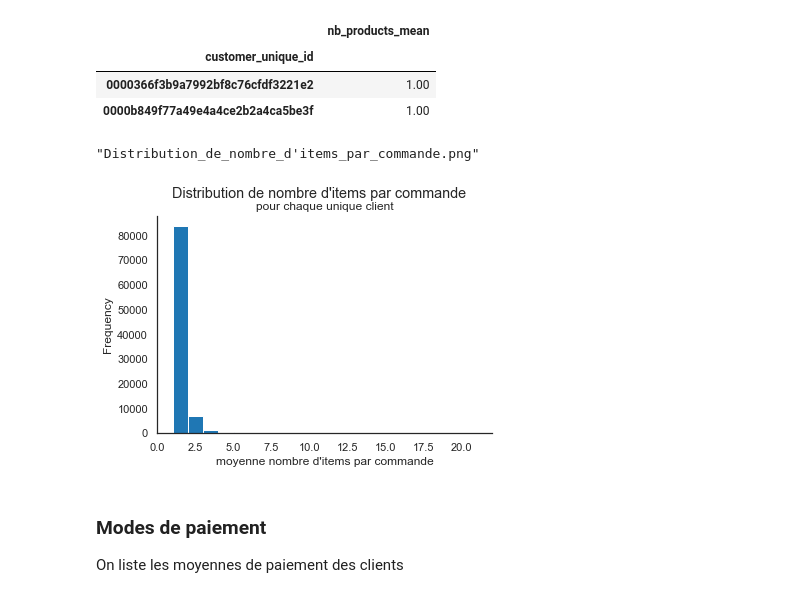
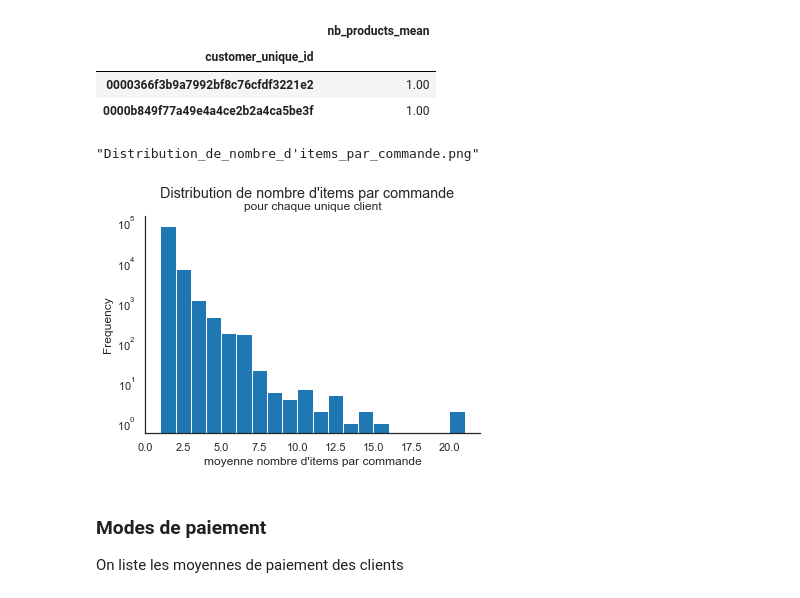
Before and after one commit to mrcreasey/oc-ds-p5-unsupervised-clustering, a Jupyter notebook: P5_01_analyse.ipynb, the cells around one changed output. Saved outputs shown, nothing was run; the diff lists cells and outputs as text; code cells hidden in the pictures.

Commit message:
plot nb_items_per_commande in log_scale

```diff
--- a/P5_01_analyse.ipynb
+++ b/P5_01_analyse.ipynb
@@ -2156,15 +2156,15 @@ nb_produits_moyenne.head(2)
 | 0000b849f77a49e4a4ce2b2a4ca5be3f | 1.00 |
 # %%
 nb_produits_moyenne.plot(kind='hist', bins=20, legend=None)
-# plt.yscale('log')
+plt.yscale('log')
 plt.xlabel("moyenne nombre d'items par commande")
 sns.despine()
 plt.suptitle("Distribution de nombre d'items par commande")
 plt.title("pour chaque unique client")
 to_png()
 # %% [output]
 "Distribution_de_nombre_d'items_par_commande.png"
-[figure, old version]
+[figure, new version]
 # %% [markdown]
 ### Modes de paiement
 
```
Also changed, not shown: parts of 2 cells of this notebook.
